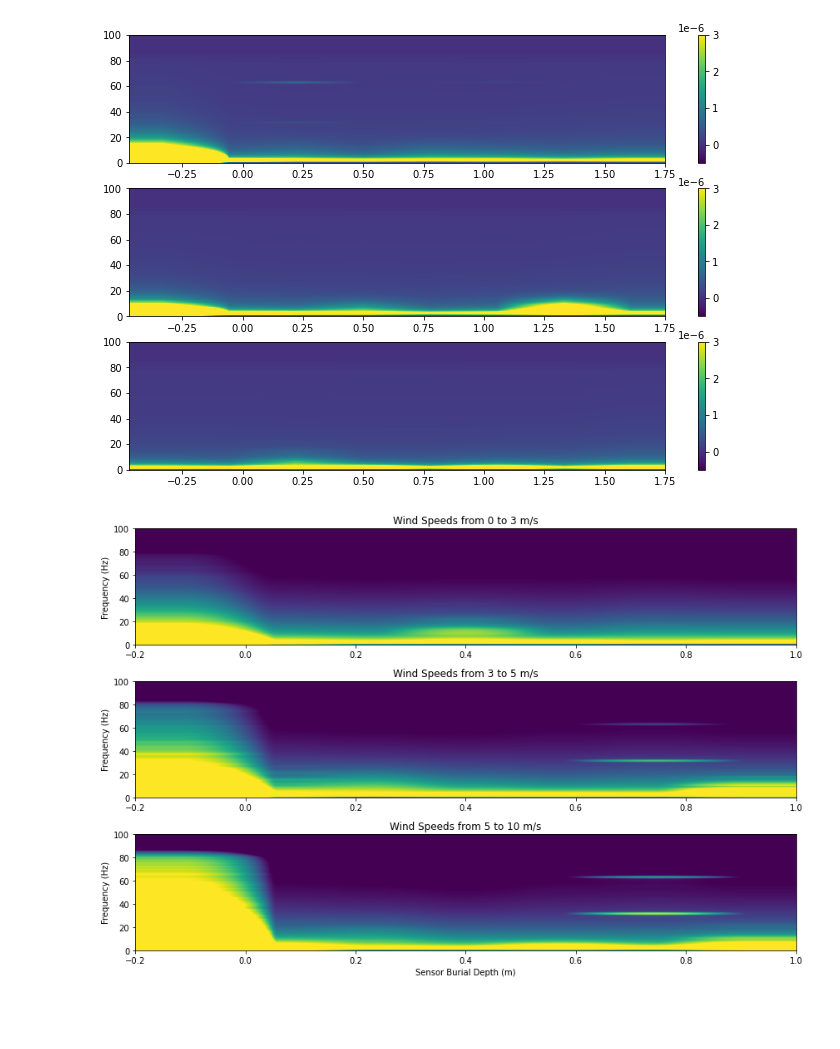
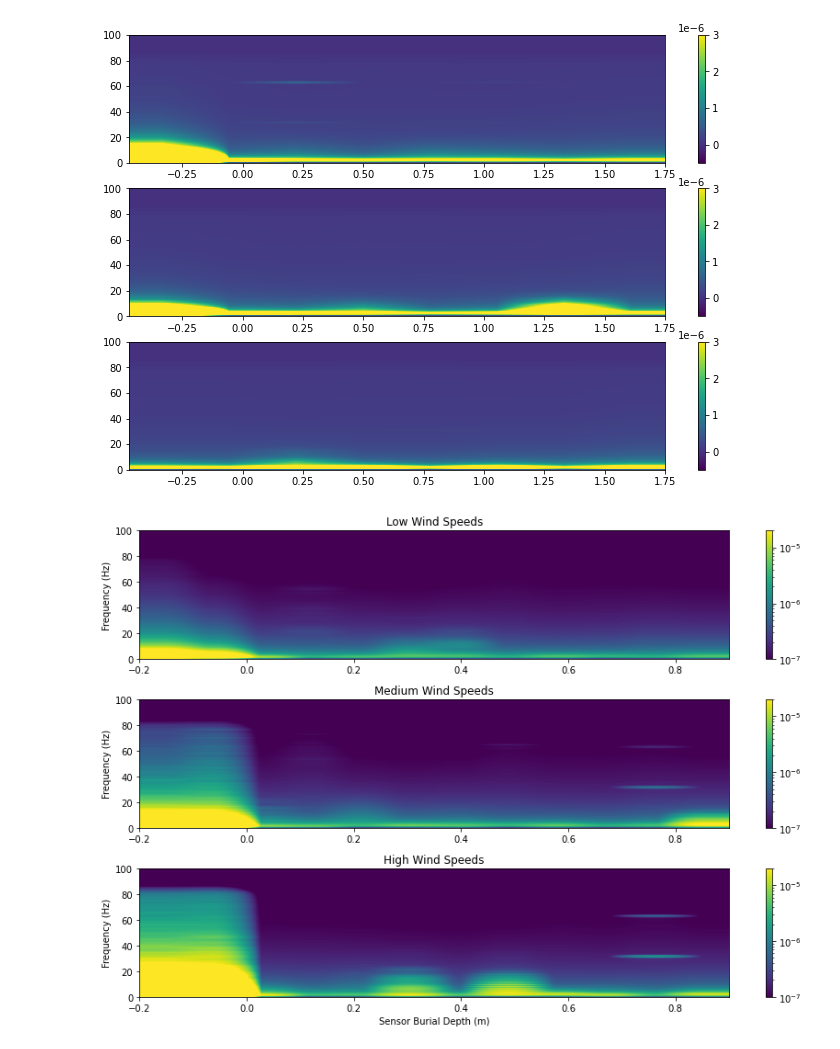
Before and after one commit to ZachHoppinen/infrasound-snow-attenuation, a Jupyter notebook: src/wind_analysis/wind_vis.ipynb, the cells around one changed output. Cells and saved outputs as stored; diff of their text form; code cells hidden in the pictures; blank space fills up the shorter version.

```diff
--- a/src/wind_analysis/wind_vis.ipynb
+++ b/src/wind_analysis/wind_vis.ipynb
@@ -79,30 +79,32 @@ for i, (low, high) in enumerate([[0,3],[3,5],[5,10]]):
 # %%
 from matplotlib.colors import LogNorm
 f, axes = plt.subplots(3, figsize= (12,8))
-norm=LogNorm(vmin=1e-7, vmax=2e-6)
-# vmax = 0.0000009
+norm=LogNorm(vmin=1e-7, vmax=2e-5)
+title_dic = {'0-3':'Low Wind Speeds', '3-5':'Medium Wind Speeds', '5-10':'High Wind Speeds'}
 for i, (low, high) in enumerate([[0,3],[3,5],[5,10]]):
     ax = axes[i]
     with open(join(result_dir, 'windv2.pkl'), 'rb') as f:
         wind = pickle.load(f)
     wind[['fs','powers']] = pd.DataFrame(wind['power'].tolist(), index=wind.index)
     # wind = wind.loc[wind.cor < wind.cor.quantile(0.5)]
     wind.loc[wind.sd_delta < -0.2, 'sd_delta'] = -0.2
     powers = pd.DataFrame(wind['powers'].tolist(), index=wind.index, columns = wind.iloc[0]['fs'])
     powers[['sd_delta','cor','wind']] = wind[['sd_delta','cor','wind']]
 
     plot = powers.loc[(powers.wind < high) & (powers.wind > low)].drop(['cor','wind'], axis= 1).groupby('sd_delta').mean()
     new_index = np.linspace(plot.index[0], plot.index[-1], len(plot))
     #df_resampled = plot.reindex(plot.index.union(new_index)).interpolate(method='nearest').loc[new_index]
-    df_resampled = plot.reindex([-.2, 0, .2, .4,.6,.8,1], method = 'nearest')
+    df_resampled = plot.reindex(np.arange(-0.2, 1, 0.1), method = 'nearest')
     extent = (df_resampled.index[0], df_resampled.index[-1], df_resampled.columns[0], df_resampled.columns[-1])
-    extent = (-0.2,1,0,100)
+    # extent = (-0.2,1,0,100)
     im = ax.imshow(df_resampled.T.iloc[::-1],extent = extent, aspect = 'auto', norm = norm, interpolation = None)
     ax.set_ylabel('Frequency (Hz)')
-    ax.set_title(f'Wind Speeds from {low} to {high} m/s')
-    # plt.colorbar(im, ax = ax)
+    title = title_dic[f'{low}-{high}']
+    # ax.set_title(f'Wind Speeds from {low} to {high} m/s')
+    ax.set_title(title)
+    plt.colorbar(im, ax = ax)
 axes[2].set_xlabel('Sensor Burial Depth (m)')
 #plt.xlim(-0.2,0.5)
 plt.tight_layout()
 # %% [output]
-[figure, old version]
+[figure, new version]
```
Also changed, not shown: 1 other file.
